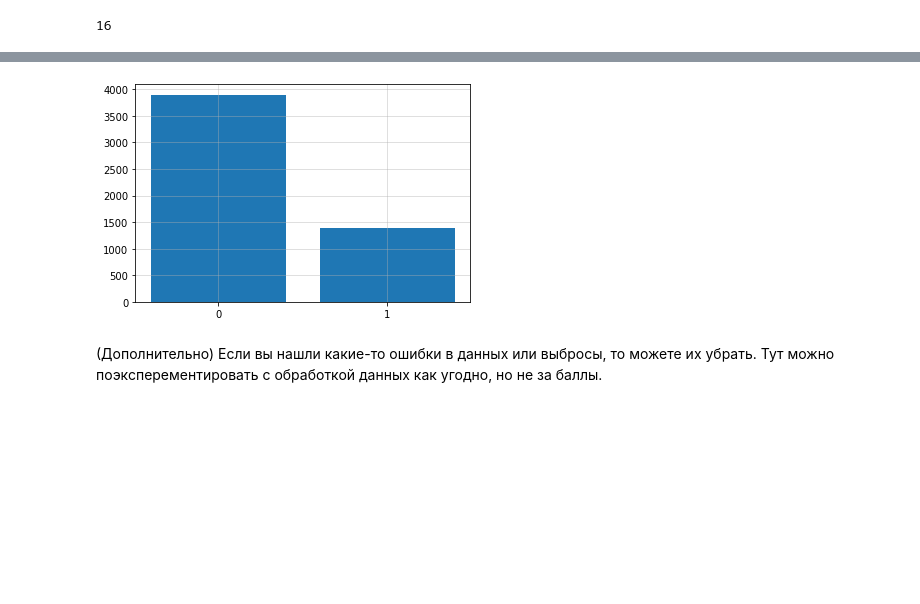
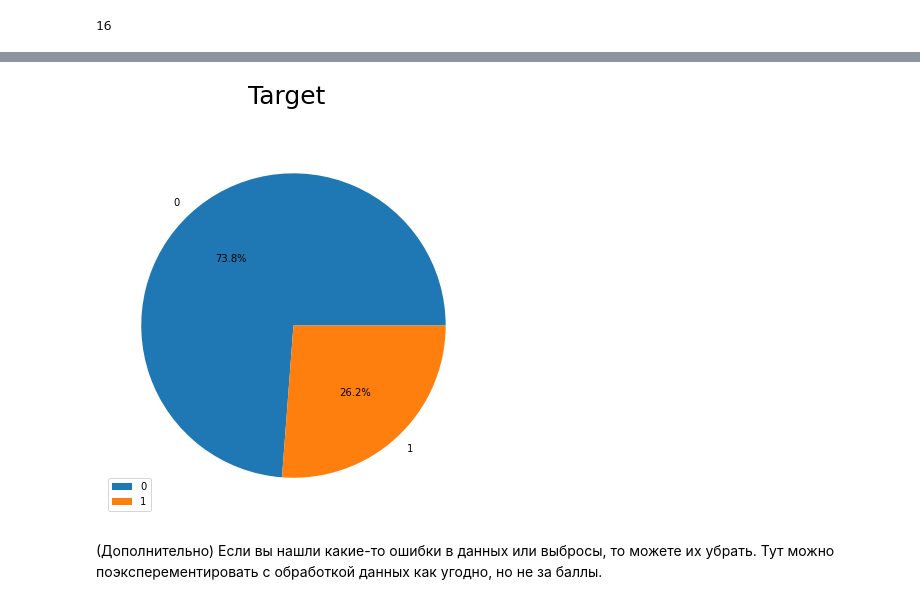
Before and after one commit to Egorblin/user_churn, a Jupyter notebook: baseline.ipynb, the cells around one changed output, grey strips where cells are left out. Saved outputs shown, nothing was run; the diff lists cells and outputs as text; code cells hidden in the pictures; blank space fills up the shorter version.

```diff
--- a/baseline.ipynb
+++ b/baseline.ipynb
@@ -200,8 +203,11 @@ for i, cat_col in enumerate(cat_cols):
-# %%
-plt.bar(data['Churn'].value_counts().index.astype(str), height=data['Churn'].value_counts(), )
-plt.grid(alpha=0.5)
-# %% [output]
-[figure, removed]
+# %%
+plt.figure(figsize=(7, 7))
+plt.suptitle("Target", fontsize=25)
+plt.pie(data['Churn'].value_counts(), labels=data['Churn'].value_counts().index, autopct='%1.1f%%')
+plt.legend()
+plt.show()
+# %% [output]
+[figure, added]
 # %%
 # В целом целевая переменная сбалансирована
 # %% [markdown]
```
Also changed, not shown: parts of 10 cells of this notebook.
